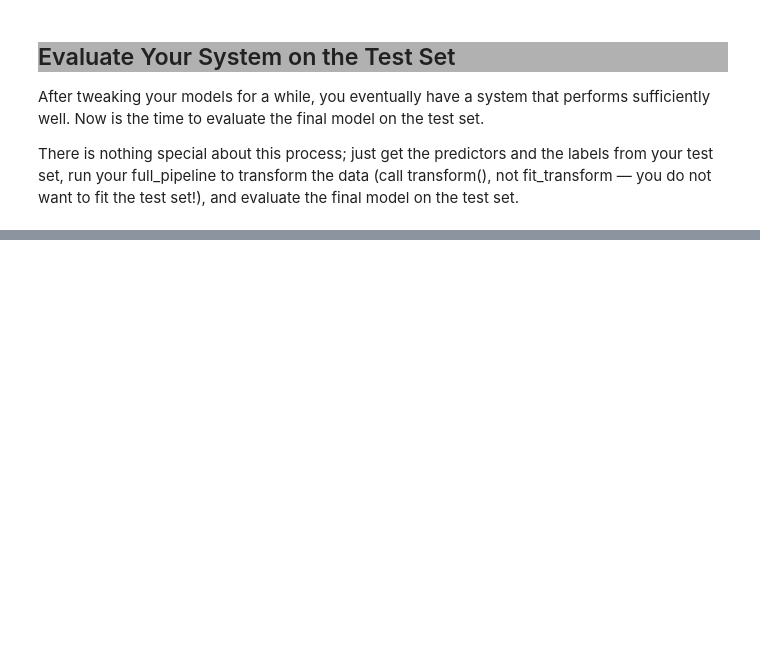
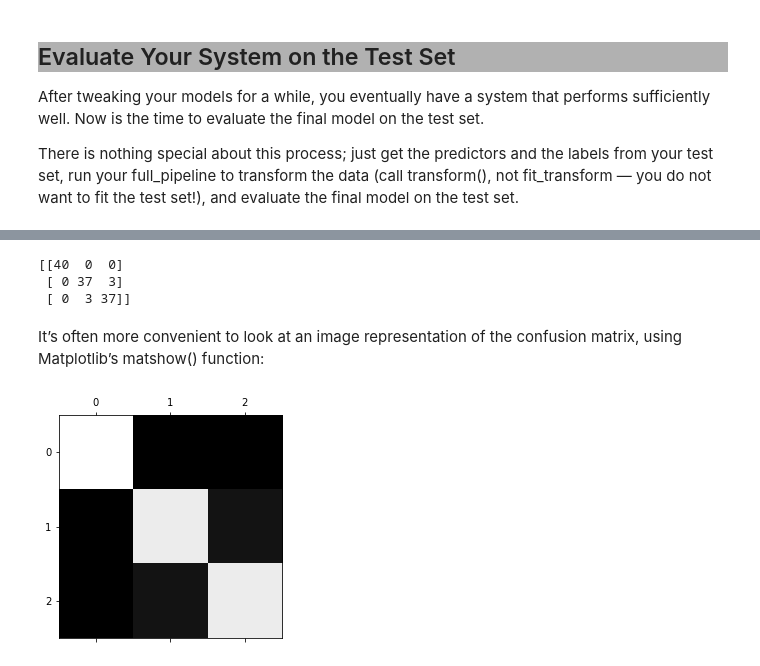
Before and after one commit to venkattplethora/MachineLearning, a Jupyter notebook: Iris.ipynb, the cells around one changed output, grey strips where cells are left out. Cells and saved outputs as stored; diff of their text form; code cells hidden in the pictures; blank space fills up the shorter version.

```diff
--- a/Iris.ipynb
+++ b/Iris.ipynb
@@ -572,0 +653,7 @@ weighted avg       0.88      0.87      0.87       262
+# %%
+sgd_clf.fit(iris_prepared, y_train)
+
+print(sgd_clf.predict(some_flower))
+print(sgd_clf.decision_function(some_flower))
+
+print(cross_val_score(sgd_clf, iris_prepared, y_train, cv=3, scoring="accuracy"))
@@ -572,0 +668,7 @@ weighted avg       0.88      0.87      0.87       262
+# %%
+forest_clf.fit(iris_prepared, y_train)
+
+print(forest_clf.predict(some_flower))
+print(forest_clf.predict_proba(some_flower))
+
+print(cross_val_score(forest_clf, iris_prepared, y_train, cv=3, scoring="accuracy"))
@@ -572,0 +683,12 @@ weighted avg       0.88      0.87      0.87       262
+# %%
+param_grid = [
+    {'n_estimators': [100, 200, 500],
+        'max_features': ['auto', 'sqrt', 'log2'],
+        'max_depth': [5, 7, 10]
+    },
+]
+
+grid_search = GridSearchCV(forest_clf, param_grid, cv=3)
+grid_search.fit(iris_prepared, y_train)
+
+print(grid_search.best_params_)
@@ -572,0 +703,18 @@ weighted avg       0.88      0.87      0.87       262
+# %%
+forest_clf = grid_search.best_estimator_
+
+y_train_pred = cross_val_predict(forest_clf, iris_prepared, y_train, cv=3)
+conf_mx = confusion_matrix(y_train, y_train_pred)
+
+print(conf_mx)
+# %% [output]
+[[40  0  0]
+ [ 0 37  3]
+ [ 0  3 37]]
+# %% [markdown]
+It’s often more convenient to look at an image representation of the confusion matrix, using Matplotlib’s matshow() function:
+# %%
+plt.matshow(conf_mx, cmap=plt.cm.gray)
+plt.show()
+# %% [output]
+[figure, added]
```
Also changed, not shown: parts of 36 cells of this notebook, 2 other files.
